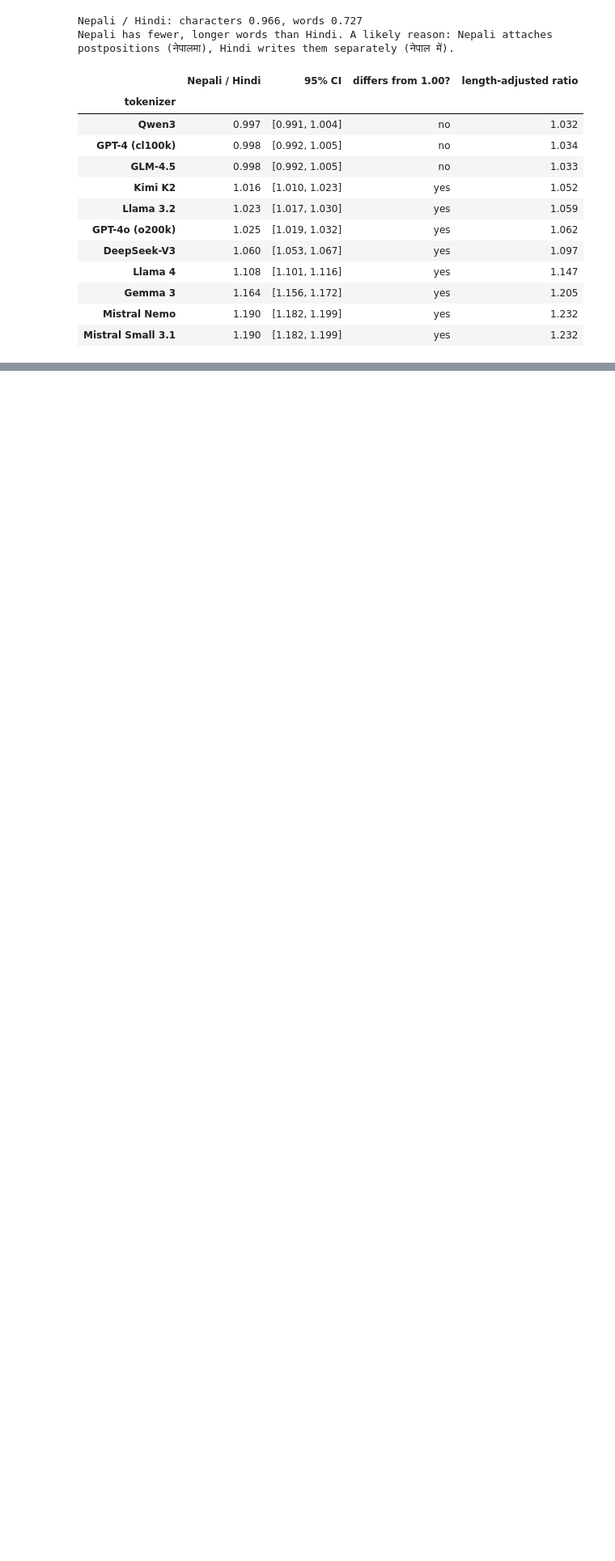
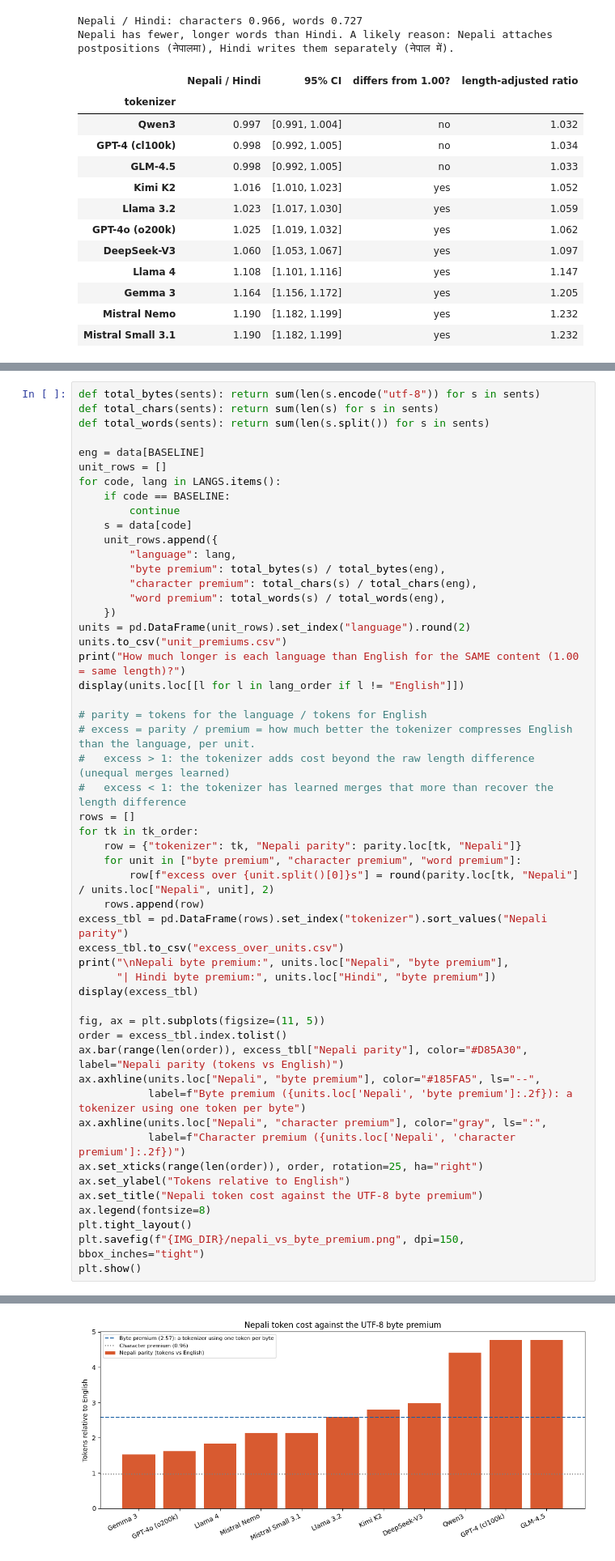
Before and after one commit to DikshyaL/Nepali-Tokenization-Tax, a Jupyter notebook: nepali_tokenization_tax.ipynb, the cells around one changed output, grey strips where cells are left out. Shown at 81% size. Drawn from its saved outputs; the diff is of its cells as text; blank space fills up the shorter version.

Commit message:
Add byte premium and word integrity analyses; update findings

```diff
--- a/nepali_tokenization_tax.ipynb
+++ b/nepali_tokenization_tax.ipynb
@@ -391,0 +429,53 @@ pretok
+# %%
+def total_bytes(sents): return sum(len(s.encode("utf-8")) for s in sents)
+def total_chars(sents): return sum(len(s) for s in sents)
+def total_words(sents): return sum(len(s.split()) for s in sents)
+
+eng = data[BASELINE]
+unit_rows = []
+for code, lang in LANGS.items():
+    if code == BASELINE:
+        continue
+    s = data[code]
+    unit_rows.append({
+        "language": lang,
+        "byte premium": total_bytes(s) / total_bytes(eng),
+        "character premium": total_chars(s) / total_chars(eng),
+        "word premium": total_words(s) / total_words(eng),
+    })
+units = pd.DataFrame(unit_rows).set_index("language").round(2)
+units.to_csv("unit_premiums.csv")
+print("How much longer is each language than English for the SAME content (1.00 = same length)?")
+display(units.loc[[l for l in lang_order if l != "English"]])
+
+# parity = tokens for the language / tokens for English
+# excess = parity / premium = how much better the tokenizer compresses English than the language, per unit.
+#   excess > 1: the tokenizer adds cost beyond the raw length difference (unequal merges learned)
+#   excess < 1: the tokenizer has learned merges that more than recover the length difference
+rows = []
+for tk in tk_order:
+    row = {"tokenizer": tk, "Nepali parity": parity.loc[tk, "Nepali"]}
+    for unit in ["byte premium", "character premium", "word premium"]:
+        row[f"excess over {unit.split()[0]}s"] = round(parity.loc[tk, "Nepali"] / units.loc["Nepali", unit], 2)
+    rows.append(row)
+excess_tbl = pd.DataFrame(rows).set_index("tokenizer").sort_values("Nepali parity")
+excess_tbl.to_csv("excess_over_units.csv")
+print("\nNepali byte premium:", units.loc["Nepali", "byte premium"],
+      "| Hindi byte premium:", units.loc["Hindi", "byte premium"])
+display(excess_tbl)
+
+fig, ax = plt.subplots(figsize=(11, 5))
+order = excess_tbl.index.tolist()
+ax.bar(range(len(order)), excess_tbl["Nepali parity"], color="#D85A30", label="Nepali parity (tokens vs English)")
+ax.axhline(units.loc["Nepali", "byte premium"], color="#185FA5", ls="--",
+           label=f"Byte premium ({units.loc['Nepali', 'byte premium']:.2f}): a tokenizer using one token per byte")
+ax.axhline(units.loc["Nepali", "character premium"], color="gray", ls=":",
+           label=f"Character premium ({units.loc['Nepali', 'character premium']:.2f})")
+ax.set_xticks(range(len(order)), order, rotation=25, ha="right")
+ax.set_ylabel("Tokens relative to English")
+ax.set_title("Nepali token cost against the UTF-8 byte premium")
+ax.legend(fontsize=8)
+plt.tight_layout()
+plt.savefig(f"{IMG_DIR}/nepali_vs_byte_premium.png", dpi=150, bbox_inches="tight")
+plt.show()
+# %% [output]
@@ -391,0 +510 @@ pretok
+[figure, added]
```
Also changed, not shown: parts of 18 cells of this notebook.
